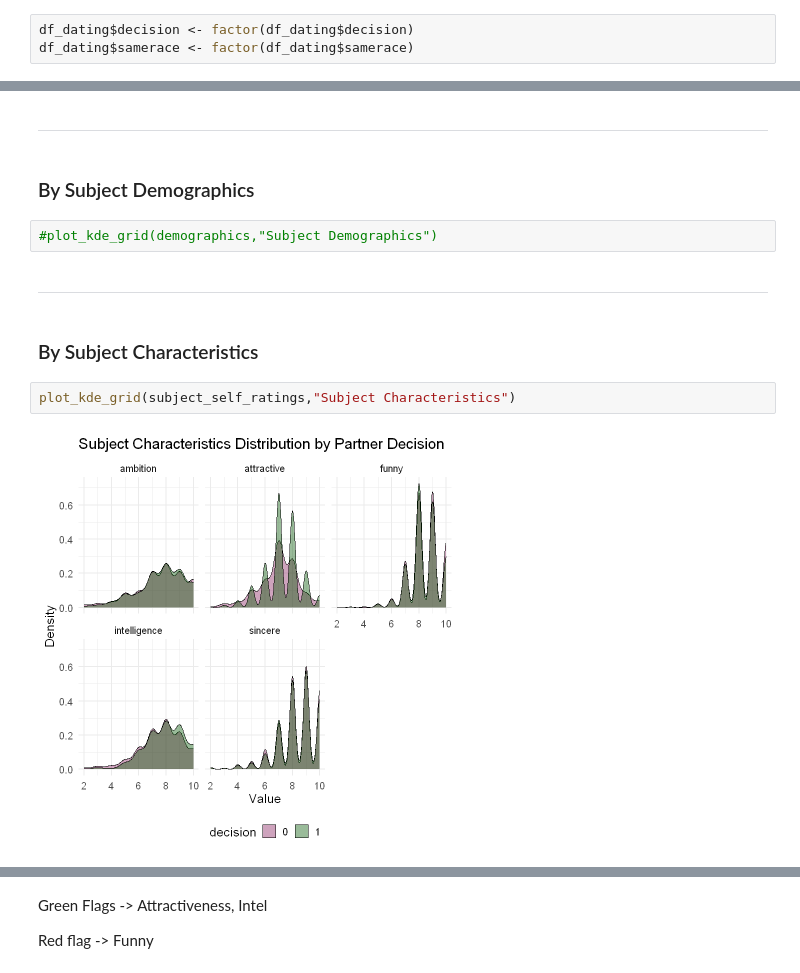
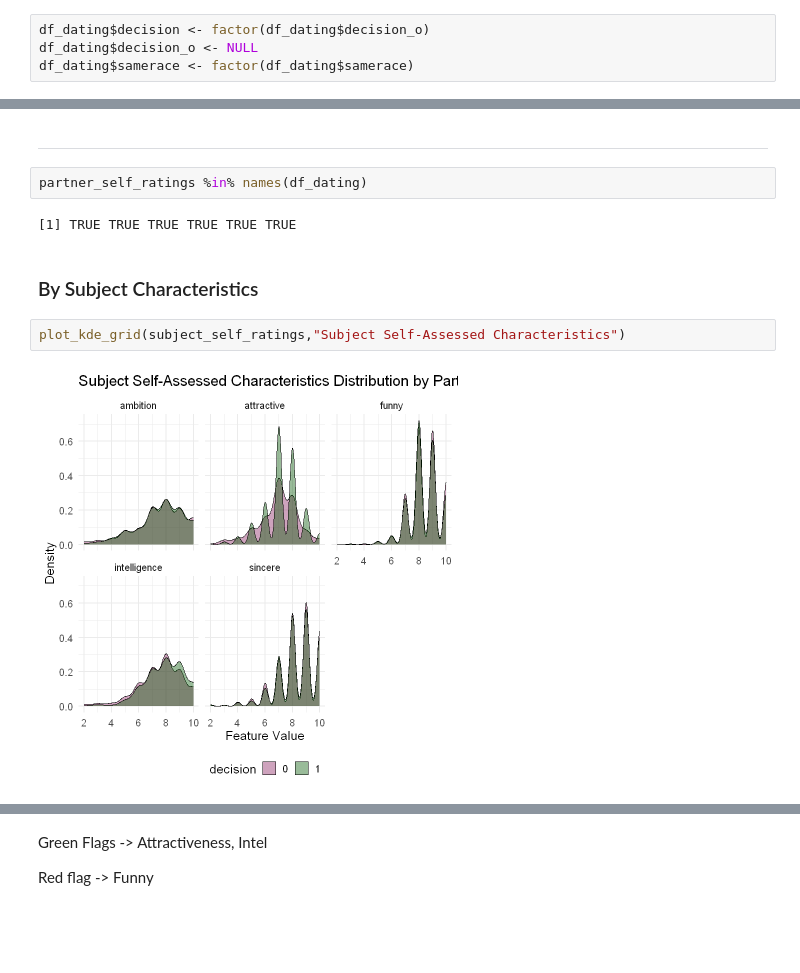
Before and after one commit to mariavgranadosj/speed-dating-classification, a Jupyter notebook: notebooks/02_eda.ipynb, the cells around one changed output, grey strips where cells are left out. Drawn from its saved outputs; the diff is of its cells as text; blank space fills up the shorter version.

```diff
--- a/notebooks/02_eda.ipynb
+++ b/notebooks/02_eda.ipynb
@@ -65,7 +65,8 @@ str(df_dating)
 # %% [markdown]
 ### Data type adjustments
 # %%
-df_dating$decision <- factor(df_dating$decision)
+df_dating$decision <- factor(df_dating$decision_o)
+df_dating$decision_o <- NULL
 df_dating$samerace <- factor(df_dating$samerace)
 # %%
 feature_types <- tibble(
@@ -162,15 +152,13 @@ all_subcats
 # %% [markdown]
 ---
-# %% [markdown]
-### By Subject Demographics
-# %%
-#plot_kde_grid(demographics,"Subject Demographics")
-# %% [markdown]
----
+# %%
+partner_self_ratings %in% names(df_dating)
+# %% [output]
+[1] TRUE TRUE TRUE TRUE TRUE TRUE
 # %% [markdown]
 ### By Subject Characteristics
 # %%
-plot_kde_grid(subject_self_ratings,"Subject Characteristics")
+plot_kde_grid(subject_self_ratings,"Subject Self-Assessed Characteristics")
 # %% [output]
-[figure, old version]
+[figure, new version]
 # %%
```
Also changed, not shown: parts of 46 cells of this notebook, 2 other files.
